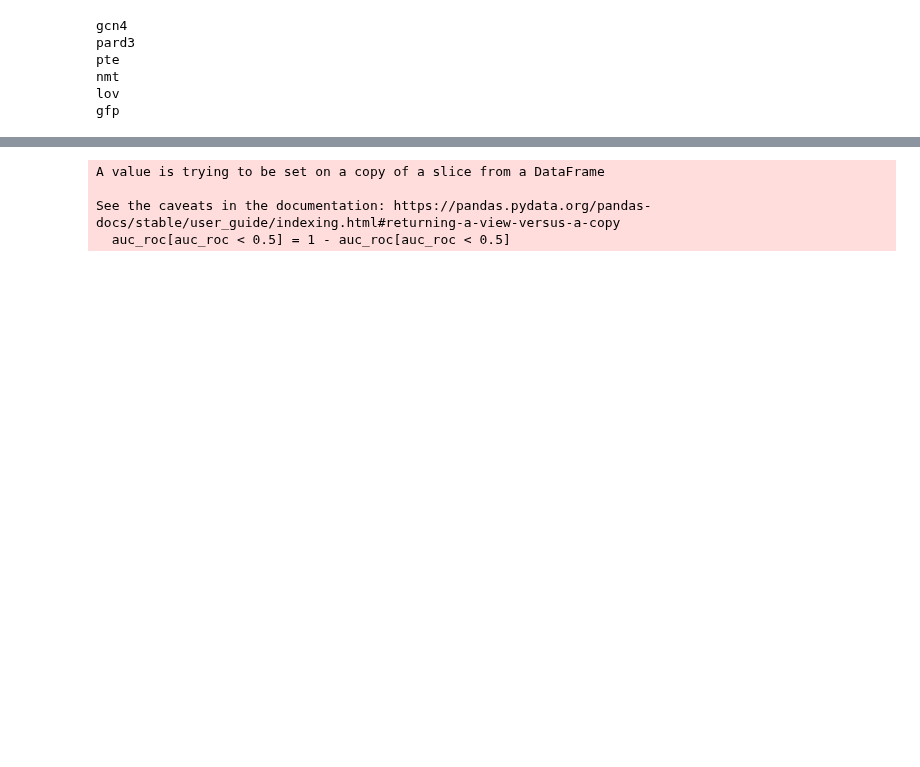
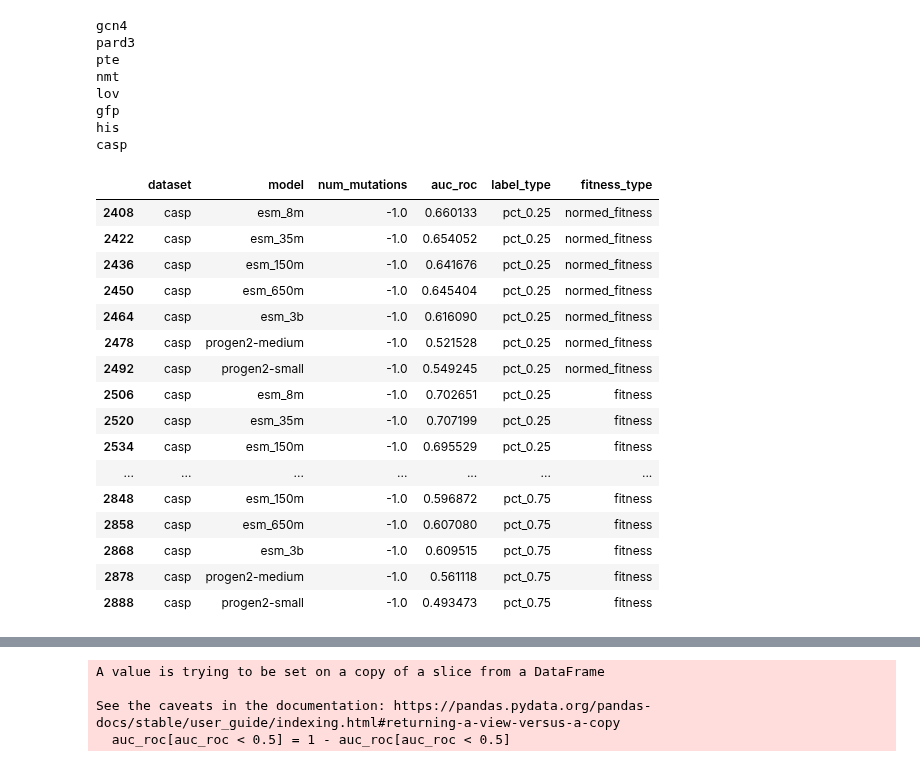
Before and after one commit to drprfitay/fitness_learning, a Jupyter notebook: notebooks/plm_zero_shot.ipynb, the cells around one changed output, grey strips where cells are left out. Saved outputs shown, nothing was run; the diff lists cells and outputs as text; code cells hidden in the pictures; blank space fills up the shorter version.

```diff
--- a/notebooks/plm_zero_shot.ipynb
+++ b/notebooks/plm_zero_shot.ipynb
@@ -79,7 +81,9 @@ datasets = {
     "pte": {"path": "./data/pte/pte.csv", "activity_col": "p-nitrophenyl_acetate"},
     "nmt": {"path": "./data/nmt/nmt_full_seq.csv", "activity_col": "activity"},
     "lov": {"path": "./data/lov/lov.csv", "activity_col": "activity"},
-    "gfp": {"path": "./data/gfp/gfp_dataset_10mut.csv", "activity_col": "inactive"}
+    "gfp": {"path": "./data/gfp/gfp_dataset_10mut.csv", "activity_col": "inactive"},
+    "his": {"path": "./data/his/his.csv", "activity_col": "activity"},
+    "casp": {"path": "./data/casp/casp.csv", "activity_col": "activity"}
 }
 
 def get_labels(df_name, discrete=False, df=None):
@@ -101,6 +105,9 @@ def get_labels(df_name, discrete=False, df=None):
 
 records = []
 for ds_name, ds in datasets.items():
+    if ds_name == "gfp":
+        continue
+
     datasets_path = f"./notebooks/{ds_name}/fitness_results/"
     df = pd.read_csv(ds["path"])
 
@@ -314,6 +341,28 @@ pte
 nmt
 lov
 gfp
+his
+casp
+# %%
+auc_roc_df[(auc_roc_df["dataset"] == "casp") & (auc_roc_df["num_mutations"] == -1)]
+# %% [output]
+|  | dataset | model | num_mutations | auc_roc | label_type | fitness_type |
+| 2408 | casp | esm_8m | -1.0 | 0.660133 | pct_0.25 | normed_fitness |
+| 2422 | casp | esm_35m | -1.0 | 0.654052 | pct_0.25 | normed_fitness |
+| 2436 | casp | esm_150m | -1.0 | 0.641676 | pct_0.25 | normed_fitness |
+| 2450 | casp | esm_650m | -1.0 | 0.645404 | pct_0.25 | normed_fitness |
+| 2464 | casp | esm_3b | -1.0 | 0.616090 | pct_0.25 | normed_fitness |
+| 2478 | casp | progen2-medium | -1.0 | 0.521528 | pct_0.25 | normed_fitness |
+| 2492 | casp | progen2-small | -1.0 | 0.549245 | pct_0.25 | normed_fitness |
+| 2506 | casp | esm_8m | -1.0 | 0.702651 | pct_0.25 | fitness |
+| 2520 | casp | esm_35m | -1.0 | 0.707199 | pct_0.25 | fitness |
+| 2534 | casp | esm_150m | -1.0 | 0.695529 | pct_0.25 | fitness |
+| ... | ... | ... | ... | ... | ... | ... |
+| 2848 | casp | esm_150m | -1.0 | 0.596872 | pct_0.75 | fitness |
+| 2858 | casp | esm_650m | -1.0 | 0.607080 | pct_0.75 | fitness |
+| 2868 | casp | esm_3b | -1.0 | 0.609515 | pct_0.75 | fitness |
+| 2878 | casp | progen2-medium | -1.0 | 0.561118 | pct_0.75 | fitness |
+| 2888 | casp | progen2-small | -1.0 | 0.493473 | pct_0.75 | fitness |
 # %%
 # For each model across all datasets, calculate the mean correlation for num_mutations == -1
 models = [m for m in correlation_df['model'].unique() if m in color_map]
```
Also changed, not shown: parts of 18 cells of this notebook, 22 other files.
